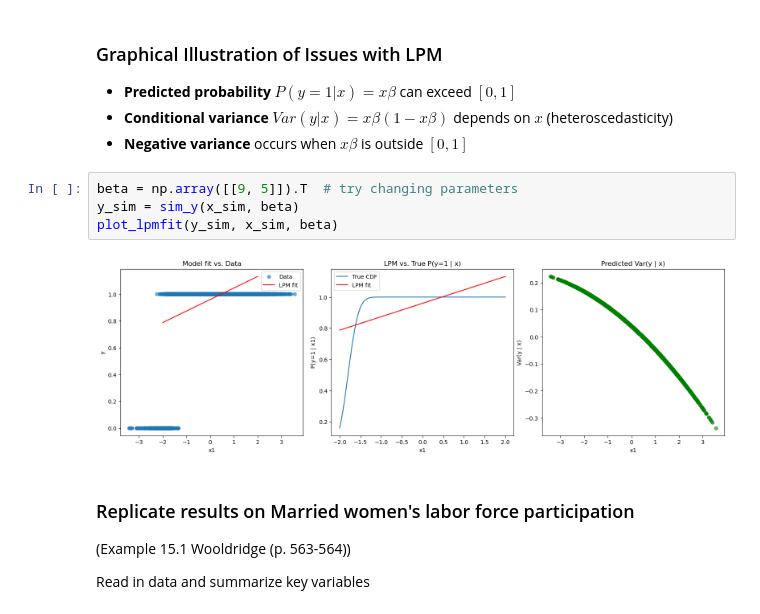
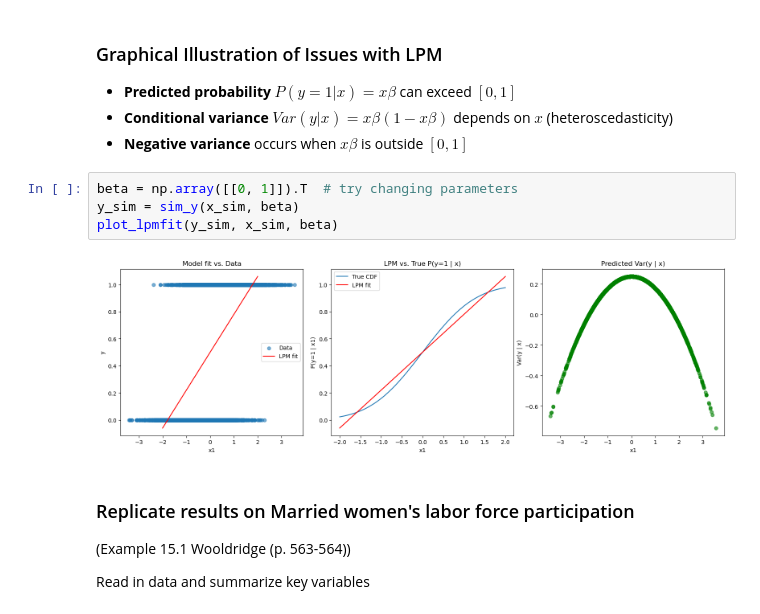
Before and after one commit to bschjerning/EconometricsB, a Jupyter notebook: lectures/10_binary_response/binary_choice.ipynb, the cells around one changed output. Drawn from its saved outputs; the diff is of its cells as text.

```diff
--- a/lectures/10_binary_response/binary_choice.ipynb
+++ b/lectures/10_binary_response/binary_choice.ipynb
@@ -252,11 +252,11 @@ def plot_lpmfit(y, x, beta):
 - **Conditional variance** $Var(y | x) = x \beta (1 - x \beta)$ depends on $x$ (heteroscedasticity)
 - **Negative variance** occurs when $x \beta$ is outside $[0, 1]$
 # %%
-beta = np.array([[9, 5]]).T  # try changing parameters
+beta = np.array([[0, 1]]).T  # try changing parameters
 y_sim = sim_y(x_sim, beta)
 plot_lpmfit(y_sim, x_sim, beta)
 # %% [output]
-[figure, old version]
+[figure, new version]
 # %% [markdown]
 ### Replicate results on Married women's labor force participation
 (Example 15.1 Wooldridge (p. 563-564))
```
Also changed, not shown: parts of 13 cells of this notebook.
